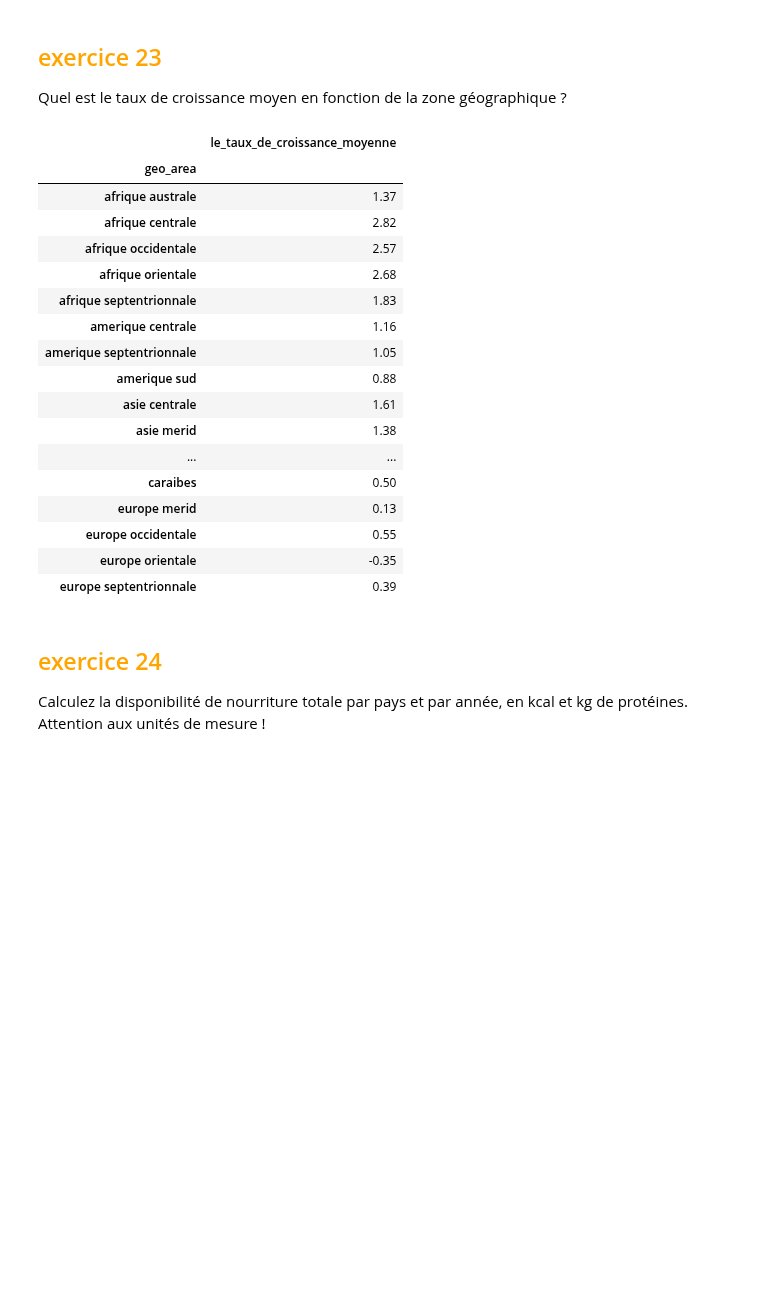
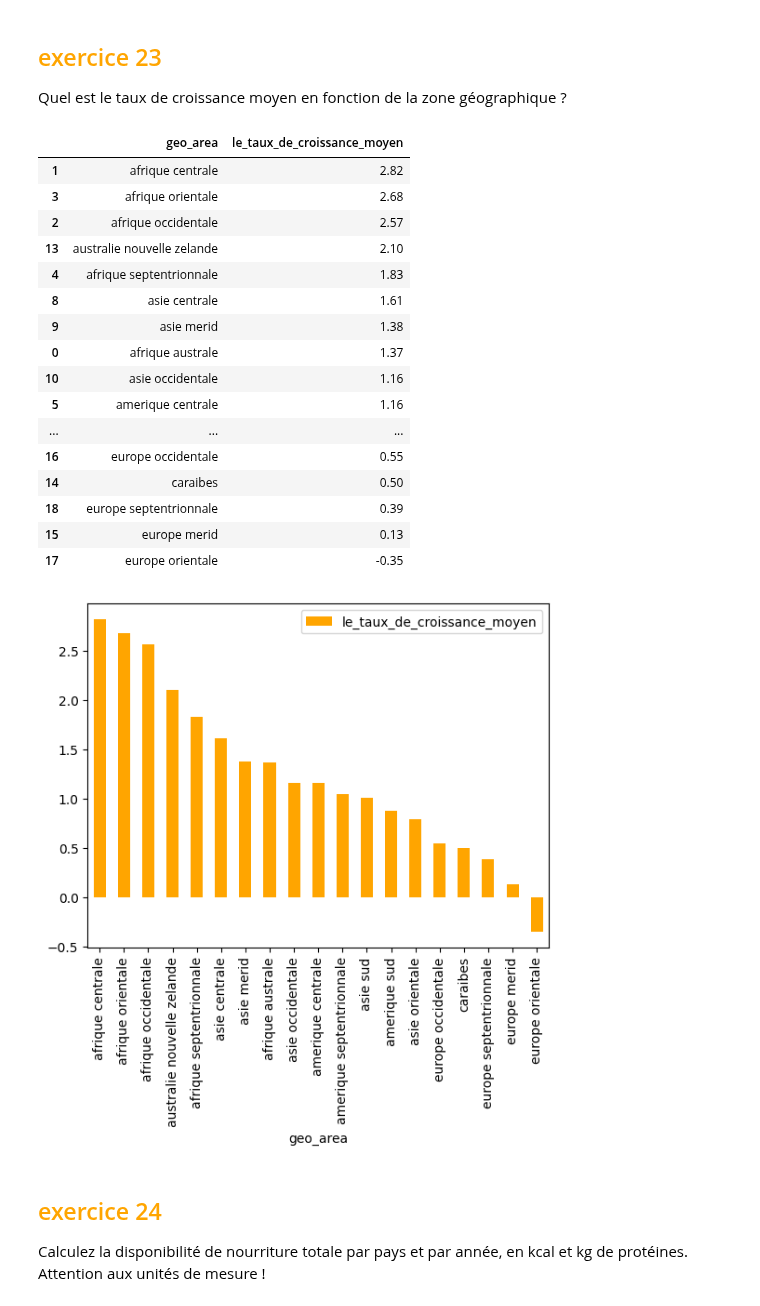
Before and after one commit to Melobgn/Brief-pandas-SEM, a Jupyter notebook: dataframes.ipynb, the cells around one changed output. Drawn from its saved outputs; the diff is of its cells as text; code cells hidden in the pictures; blank space fills up the shorter version.

```diff
--- a/dataframes.ipynb
+++ b/dataframes.ipynb
@@ -369,30 +373,34 @@ Quel est le taux de croissance moyen en fonction de la zone géographique ?
 # %%
 data_2018 = df[df['year'] == 2018]
 data_2019 = df[df['year'] == 2019]
 merged_data = pd.merge(data_2018, data_2019, on=['area_country','country','geo_area','item','type','food_supply_(Kcal/capital/day)','food_supply_quantity_(kg/capital/year)','fat_supply_quantity_(g/capital/day)','protein_supply_quantity_(g/capital/day)']
 ,suffixes=('_2018', '_2019'))
-merged_data['le_taux_de_croissance_moyenne'] = ((merged_data['pop_1000_hab_2019'] - merged_data['pop_1000_hab_2018']) / merged_data['pop_1000_hab_2018']) * 100
+merged_data['le_taux_de_croissance_moyen'] = ((merged_data['pop_1000_hab_2019'] - merged_data['pop_1000_hab_2018']) / merged_data['pop_1000_hab_2018']) * 100
 taux_croissance = merged_data
-taux_croissance[['geo_area','le_taux_de_croissance_moyenne']].groupby('geo_area').mean().round(2)
+taux_croissance = taux_croissance[['geo_area','le_taux_de_croissance_moyen']].groupby('geo_area').mean().round(2).reset_index()
+taux_croissance = taux_croissance.sort_values(by='le_taux_de_croissance_moyen' , ascending=False)
+taux_croissance.plot(kind='bar', x='geo_area', y='le_taux_de_croissance_moyen', color='orange')
+taux_croissance.to_csv('le taux de croissance.csv')
+taux_croissance
 # %% [output]
-|  | le_taux_de_croissance_moyenne |
-| geo_area |  |
-| afrique australe | 1.37 |
-| afrique centrale | 2.82 |
-| afrique occidentale | 2.57 |
-| afrique orientale | 2.68 |
-| afrique septentrionnale | 1.83 |
-| amerique centrale | 1.16 |
-| amerique septentrionnale | 1.05 |
-| amerique sud | 0.88 |
-| asie centrale | 1.61 |
-| asie merid | 1.38 |
-| ... | ... |
-| caraibes | 0.50 |
-| europe merid | 0.13 |
-| europe occidentale | 0.55 |
-| europe orientale | -0.35 |
-| europe septentrionnale | 0.39 |
+|  | geo_area | le_taux_de_croissance_moyen |
+| 1 | afrique centrale | 2.82 |
+| 3 | afrique orientale | 2.68 |
+| 2 | afrique occidentale | 2.57 |
+| 13 | australie nouvelle zelande | 2.10 |
+| 4 | afrique septentrionnale | 1.83 |
+| 8 | asie centrale | 1.61 |
+| 9 | asie merid | 1.38 |
+| 0 | afrique australe | 1.37 |
+| 10 | asie occidentale | 1.16 |
+| 5 | amerique centrale | 1.16 |
+| ... | ... | ... |
+| 16 | europe occidentale | 0.55 |
+| 14 | caraibes | 0.50 |
+| 18 | europe septentrionnale | 0.39 |
+| 15 | europe merid | 0.13 |
+| 17 | europe orientale | -0.35 |
+[figure, added]
 # %% [markdown]
 ## <span style = 'color : orange'>exercice 24 </span>
  Calculez la disponibilité de nourriture totale par pays et par année, en kcal et kg de protéines. Attention aux unités de mesure !
```
Also changed, not shown: parts of 5 cells of this notebook, 1 other file.
